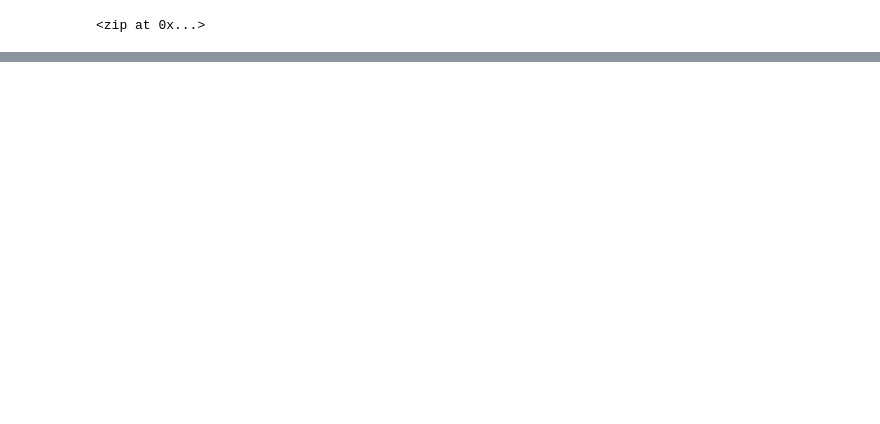
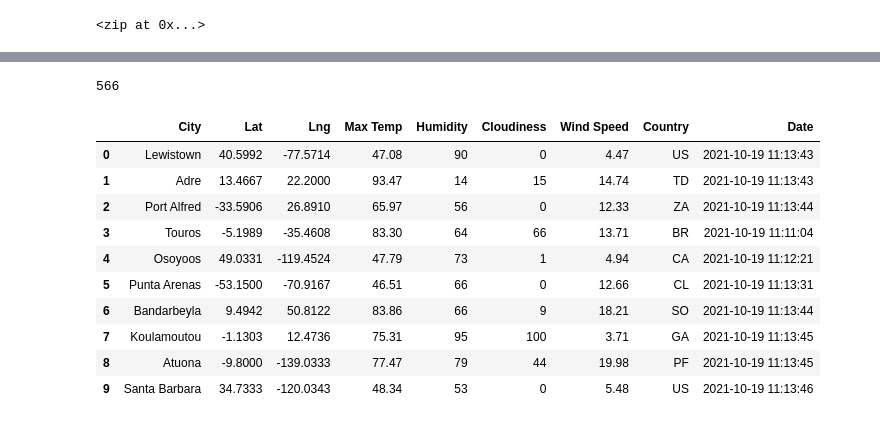
Before and after one commit to rbinghamjr/World_Weather_Analysis, a Jupyter notebook: WeatherPy.ipynb, the cells around one changed output, grey strips where cells are left out. Drawn from its saved outputs; the diff is of its cells as text; code cells hidden in the pictures; blank space fills up the shorter version.

```diff
--- a/WeatherPy.ipynb
+++ b/WeatherPy.ipynb
@@ -33,0 +34,12 @@ len(cities)
+# %%
+# import the requests library
+import requests
+
+# import the weather_api_key
+from config import weather_api_key
+
+# build basic URL for the OpenWeatherMap with weather_api_key
+url = "http://api.openweathermap.org/data/2.5/weather?units=Imperial&APPID=" + weather_api_key
+
+# import the datetime module from the datetime library
+from datetime import datetime
@@ -33,0 +124,20 @@ len(cities)
+# %%
+len(city_data)
+# %% [output]
+566
+# %%
+# convert the array of dictionaries to a Pandas DataFrame
+city_data_df = pd.DataFrame(city_data)
+city_data_df.head(10)
+# %% [output]
+|  | City | Lat | Lng | Max Temp | Humidity | Cloudiness | Wind Speed | Country | Date |
+| 0 | Lewistown | 40.5992 | -77.5714 | 47.08 | 90 | 0 | 4.47 | US | 2021-10-19 11:13:43 |
+| 1 | Adre | 13.4667 | 22.2000 | 93.47 | 14 | 15 | 14.74 | TD | 2021-10-19 11:13:43 |
+| 2 | Port Alfred | -33.5906 | 26.8910 | 65.97 | 56 | 0 | 12.33 | ZA | 2021-10-19 11:13:44 |
+| 3 | Touros | -5.1989 | -35.4608 | 83.30 | 64 | 66 | 13.71 | BR | 2021-10-19 11:11:04 |
+| 4 | Osoyoos | 49.0331 | -119.4524 | 47.79 | 73 | 1 | 4.94 | CA | 2021-10-19 11:12:21 |
+| 5 | Punta Arenas | -53.1500 | -70.9167 | 46.51 | 66 | 0 | 12.66 | CL | 2021-10-19 11:13:31 |
+| 6 | Bandarbeyla | 9.4942 | 50.8122 | 83.86 | 66 | 9 | 18.21 | SO | 2021-10-19 11:13:44 |
+| 7 | Koulamoutou | -1.1303 | 12.4736 | 75.31 | 95 | 100 | 3.71 | GA | 2021-10-19 11:13:45 |
+| 8 | Atuona | -9.8000 | -139.0333 | 77.47 | 79 | 44 | 19.98 | PF | 2021-10-19 11:13:45 |
+| 9 | Santa Barbara | 34.7333 | -120.0343 | 48.34 | 53 | 0 | 5.48 | US | 2021-10-19 11:13:46 |
```
Also changed, not shown: parts of 4 cells of this notebook, 3 other files.
